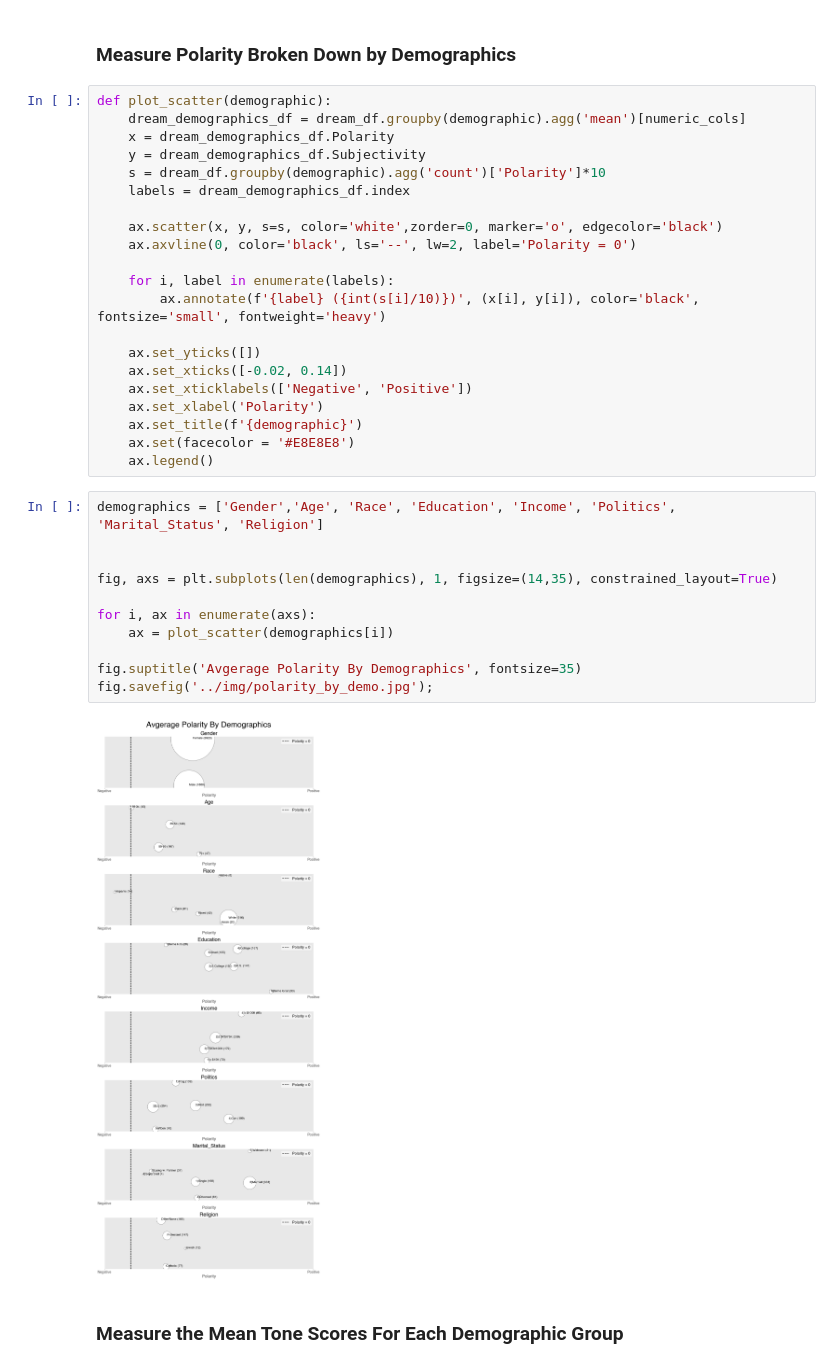
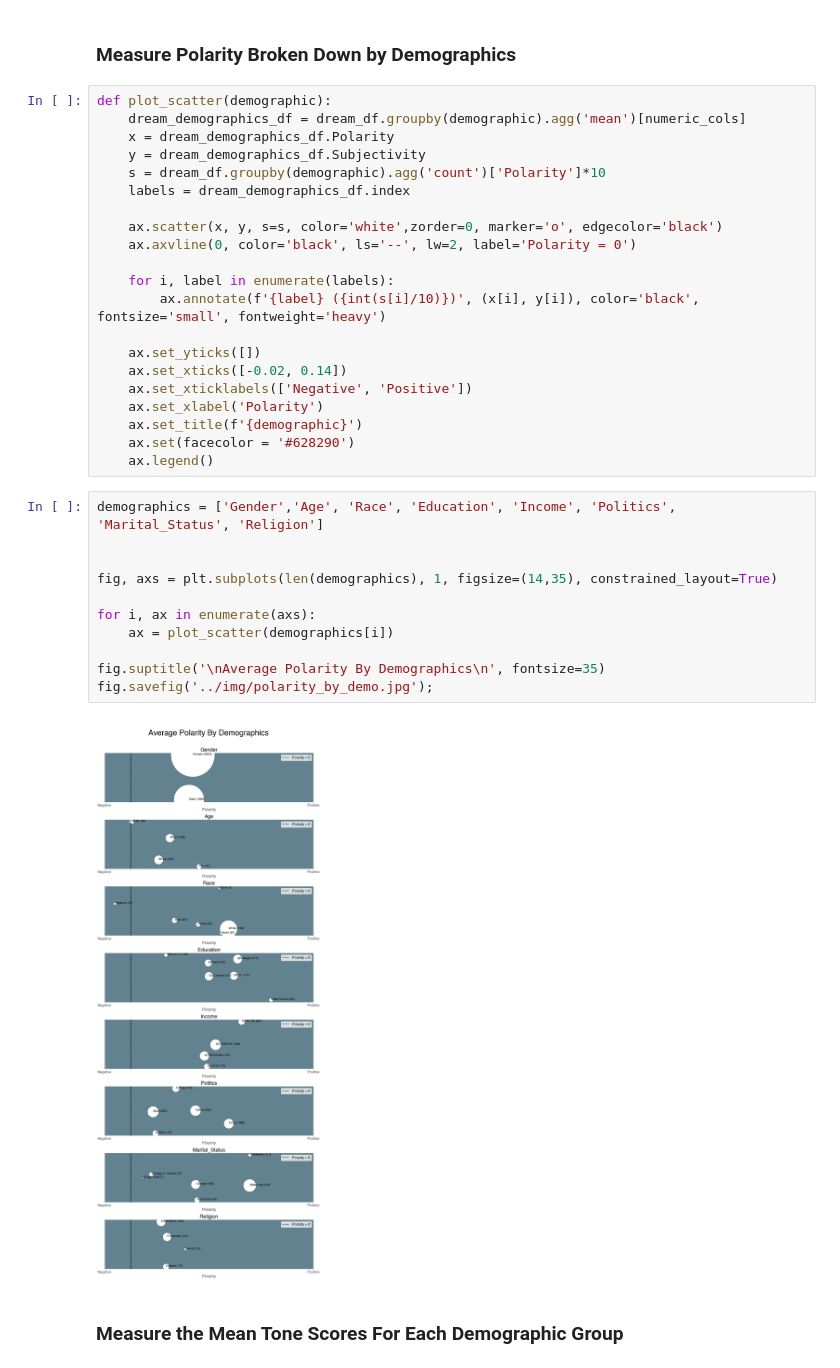
Before and after one commit to MekdiYilma/dreams, a Jupyter notebook: EDA/tone_analysis_on_SDDb.ipynb, the cells around one changed output. Drawn from its saved outputs; the diff is of its cells as text.

```diff
--- a/EDA/tone_analysis_on_SDDb.ipynb
+++ b/EDA/tone_analysis_on_SDDb.ipynb
@@ -333,20 +333,20 @@ def plot_scatter(demographic):
     ax.set_xticklabels(['Negative', 'Positive'])
     ax.set_xlabel('Polarity')
     ax.set_title(f'{demographic}')
-    ax.set(facecolor = '#E8E8E8')
+    ax.set(facecolor = '#628290')
     ax.legend()
 # %%
 demographics = ['Gender','Age', 'Race', 'Education', 'Income', 'Politics', 'Marital_Status', 'Religion']
 
 
 fig, axs = plt.subplots(len(demographics), 1, figsize=(14,35), constrained_layout=True)
 
 for i, ax in enumerate(axs):
     ax = plot_scatter(demographics[i])
 
-fig.suptitle('Avgerage Polarity By Demographics', fontsize=35)
+fig.suptitle('\nAverage Polarity By Demographics\n', fontsize=35)
 fig.savefig('../img/polarity_by_demo.jpg');
 # %% [output]
-[figure, old version]
+[figure, new version]
 # %% [markdown]
 ### Measure the Mean Tone Scores For Each Demographic Group
```
Also changed, not shown: parts of 34 cells of this notebook, 5 other files.
